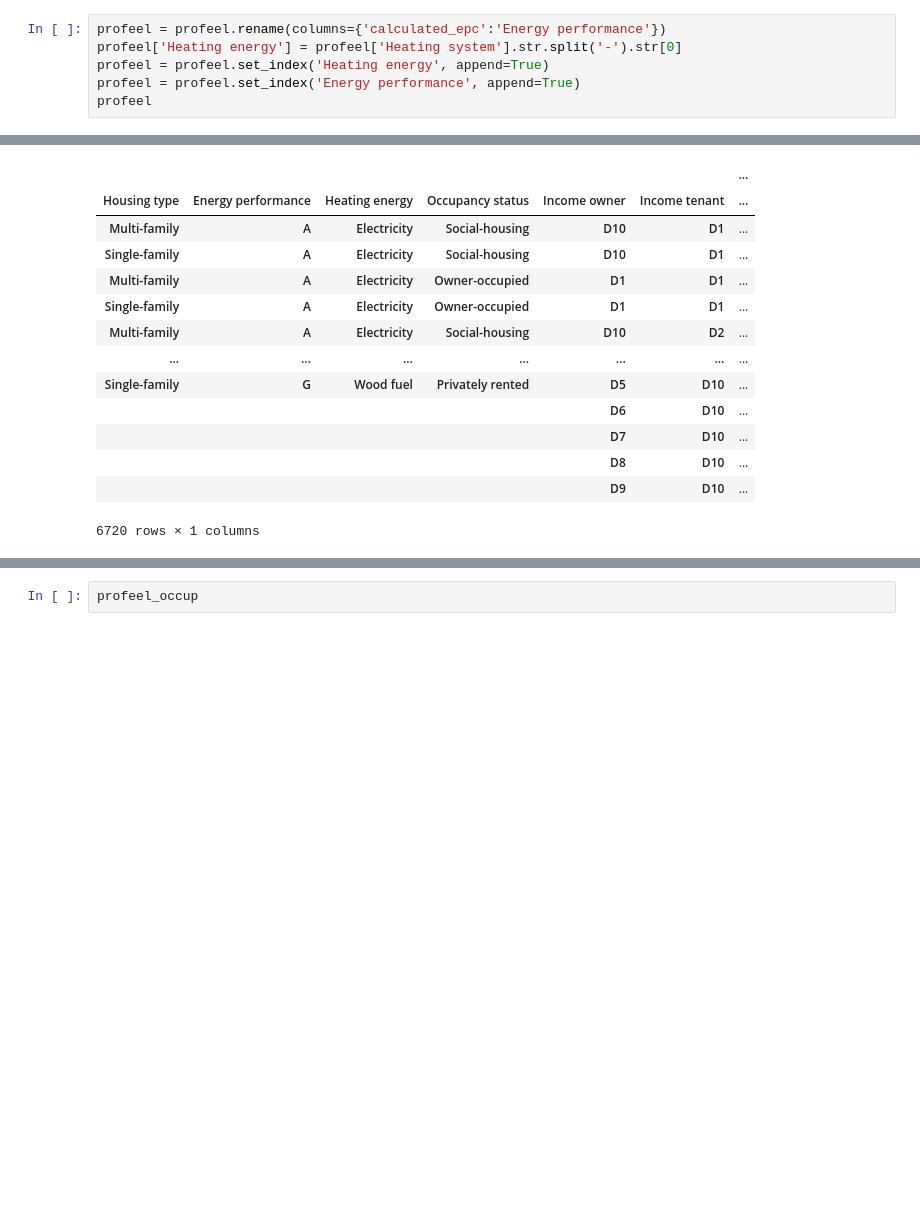
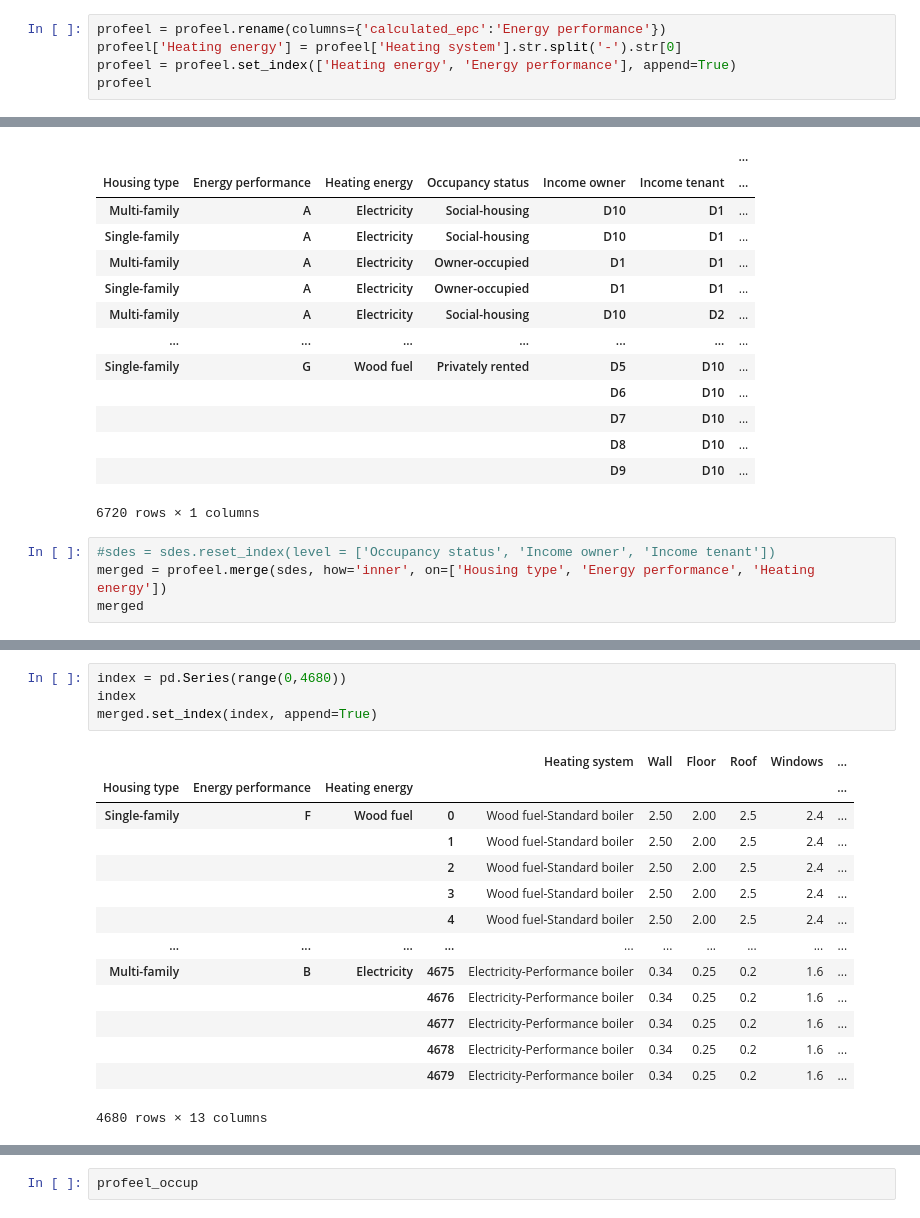
Before and after one commit to CIRED/Res-IRF4, a Jupyter notebook: project/analysis/data_matching.ipynb, the cells around one changed output, grey strips where cells are left out. Drawn from its saved outputs; the diff is of its cells as text; blank space fills up the shorter version.

```diff
--- a/project/analysis/data_matching.ipynb
+++ b/project/analysis/data_matching.ipynb
@@ -7,8 +7,7 @@ sdes = get_pandas('project/input/stock/building_stock_sdes2018_aggregated.csv',
 # %%
 profeel = profeel.rename(columns={'calculated_epc':'Energy performance'})
 profeel['Heating energy'] = profeel['Heating system'].str.split('-').str[0]
-profeel = profeel.set_index('Heating energy', append=True)
-profeel = profeel.set_index('Energy performance', append=True)
+profeel = profeel.set_index(['Heating energy', 'Energy performance'], append=True)
 profeel
 # %% [output]
 |  |  |  |  | Heating system | Wall | Floor | Roof | Windows | ... |
@@ -47,3 +46,7 @@ sdes
 |  |  |  |  | D8 | D10 | ... |
 |  |  |  |  | D9 | D10 | ... |
 6720 rows × 1 columns
+# %%
+#sdes = sdes.reset_index(level = ['Occupancy status', 'Income owner', 'Income tenant'])
+merged = profeel.merge(sdes, how='inner', on=['Housing type', 'Energy performance', 'Heating energy'])
+merged
@@ -49,0 +68,19 @@ sdes
+# %%
+index = pd.Series(range(0,4680))
+index
+merged.set_index(index, append=True)
+# %% [output]
+|  |  |  |  | Heating system | Wall | Floor | Roof | Windows | ... |
+| Housing type | Energy performance | Heating energy |  |  |  |  |  |  | ... |
+| Single-family | F | Wood fuel | 0 | Wood fuel-Standard boiler | 2.50 | 2.00 | 2.5 | 2.4 | ... |
+|  |  |  | 1 | Wood fuel-Standard boiler | 2.50 | 2.00 | 2.5 | 2.4 | ... |
+|  |  |  | 2 | Wood fuel-Standard boiler | 2.50 | 2.00 | 2.5 | 2.4 | ... |
+|  |  |  | 3 | Wood fuel-Standard boiler | 2.50 | 2.00 | 2.5 | 2.4 | ... |
+|  |  |  | 4 | Wood fuel-Standard boiler | 2.50 | 2.00 | 2.5 | 2.4 | ... |
+| ... | ... | ... | ... | ... | ... | ... | ... | ... | ... |
+| Multi-family | B | Electricity | 4675 | Electricity-Performance boiler | 0.34 | 0.25 | 0.2 | 1.6 | ... |
+|  |  |  | 4676 | Electricity-Performance boiler | 0.34 | 0.25 | 0.2 | 1.6 | ... |
+|  |  |  | 4677 | Electricity-Performance boiler | 0.34 | 0.25 | 0.2 | 1.6 | ... |
+|  |  |  | 4678 | Electricity-Performance boiler | 0.34 | 0.25 | 0.2 | 1.6 | ... |
+|  |  |  | 4679 | Electricity-Performance boiler | 0.34 | 0.25 | 0.2 | 1.6 | ... |
+4680 rows × 13 columns
```
Also changed, not shown: parts of 7 cells of this notebook.
